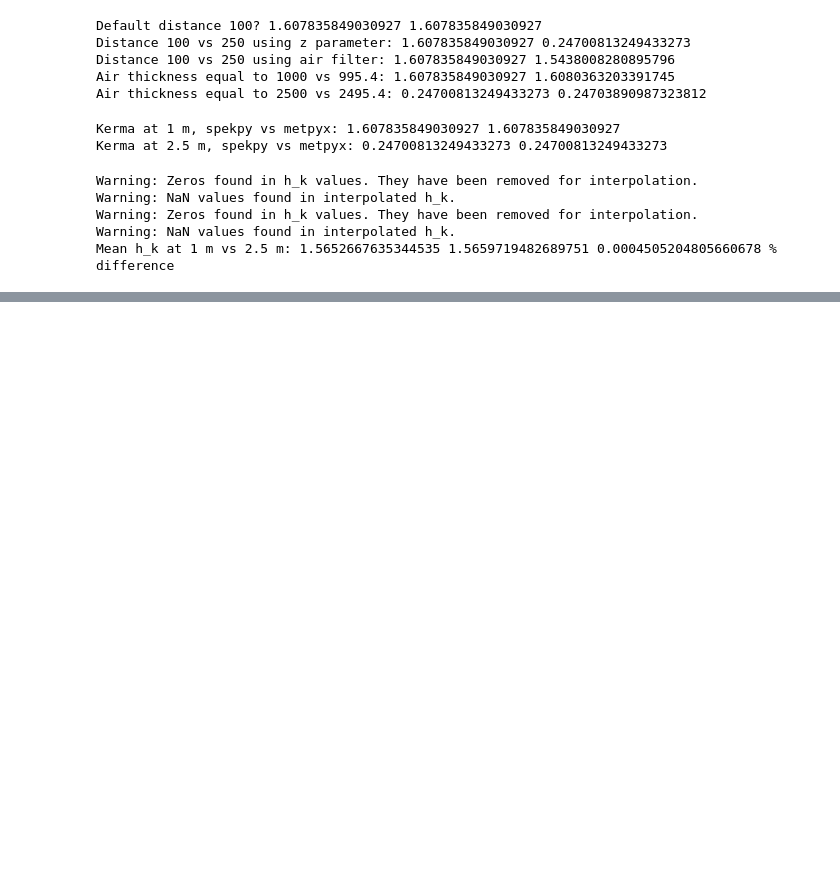
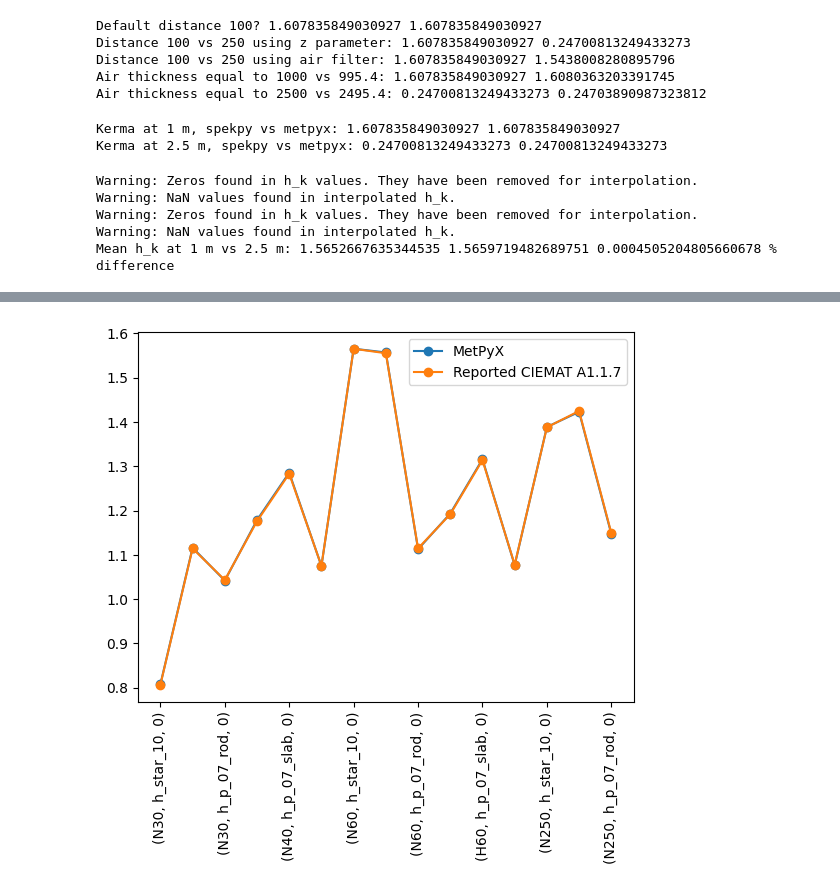
Before and after one commit to lmri-met/metpyx, a Jupyter notebook: notebooks/verification_sim_quality.ipynb, the cells around one changed output, grey strips where cells are left out. Saved outputs shown, nothing was run; the diff lists cells and outputs as text; code cells hidden in the pictures; blank space fills up the shorter version.

```diff
--- a/notebooks/verification_sim_quality.ipynb
+++ b/notebooks/verification_sim_quality.ipynb
@@ -411,0 +441,4 @@ N250 h_star_10   0  1.388630                1.387864                 0.055206
+# %%
+# Creating a DataFrame for comparison and calculating relative differences
+df2 = pd.DataFrame({'MetPyX': metpyx, 'Reported CIEMAT A1.1.7': reported_ciemat_a117})
+df2['Relative difference (%)'] = (df2['MetPyX']- df2['Reported CIEMAT A1.1.7']) / df2['Reported CIEMAT A1.1.7'] * 100
@@ -411,0 +470,5 @@ N250 h_star_10   0  1.388630                1.387864                 0.055206
+# %%
+# Plot values comparison
+df2[['MetPyX', 'Reported CIEMAT A1.1.7']].plot(marker='o', rot=90)
+# %% [output]
+[figure, added]
```
Also changed, not shown: parts of 53 cells of this notebook, 1 other file.
